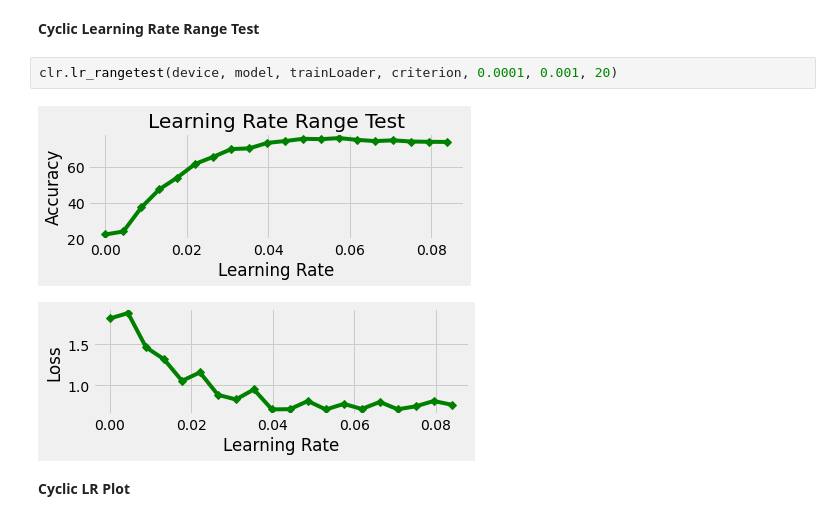
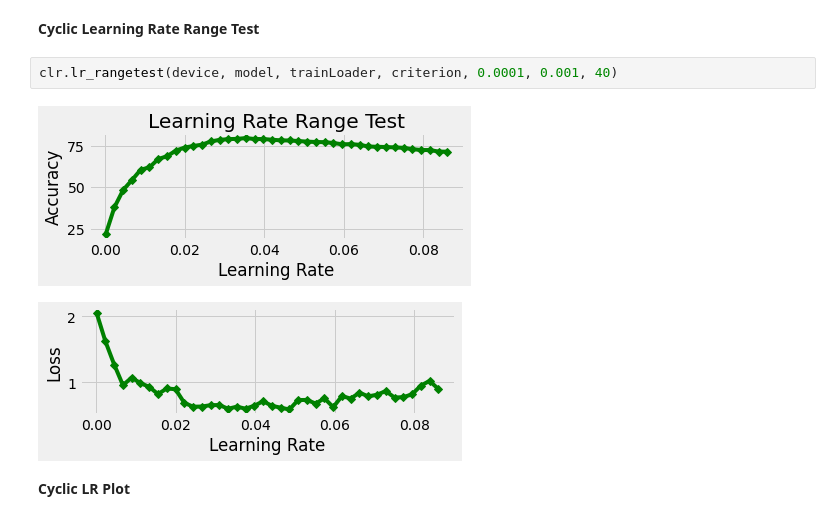
Before and after one commit to rohansh-tty/EVA4, a Jupyter notebook: S11/S11_Assignment.ipynb, the cells around one changed output. Saved outputs shown, nothing was run; the diff lists cells and outputs as text.

```diff
--- a/S11/S11_Assignment.ipynb
+++ b/S11/S11_Assignment.ipynb
@@ -125,10 +124,10 @@ lr_finder.reset()
 # %% [markdown]
 **Cyclic Learning Rate Range Test**
 # %%
-clr.lr_rangetest(device, model, trainLoader, criterion, 0.0001, 0.001, 20)
+clr.lr_rangetest(device, model, trainLoader, criterion, 0.0001, 0.001, 40)
 # %% [output]
-[figure, old version]
+[figure, new version]
-[figure, old version]
+[figure, new version]
 # %% [markdown]
 **Cyclic LR Plot**
 # %%
```
Also changed, not shown: parts of 11 cells of this notebook.
